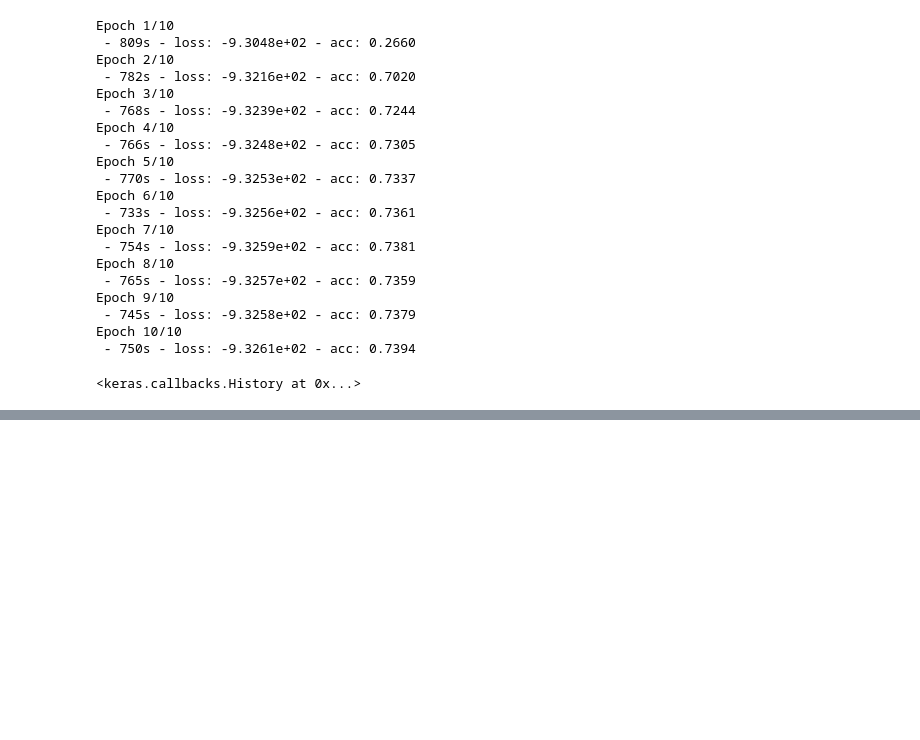
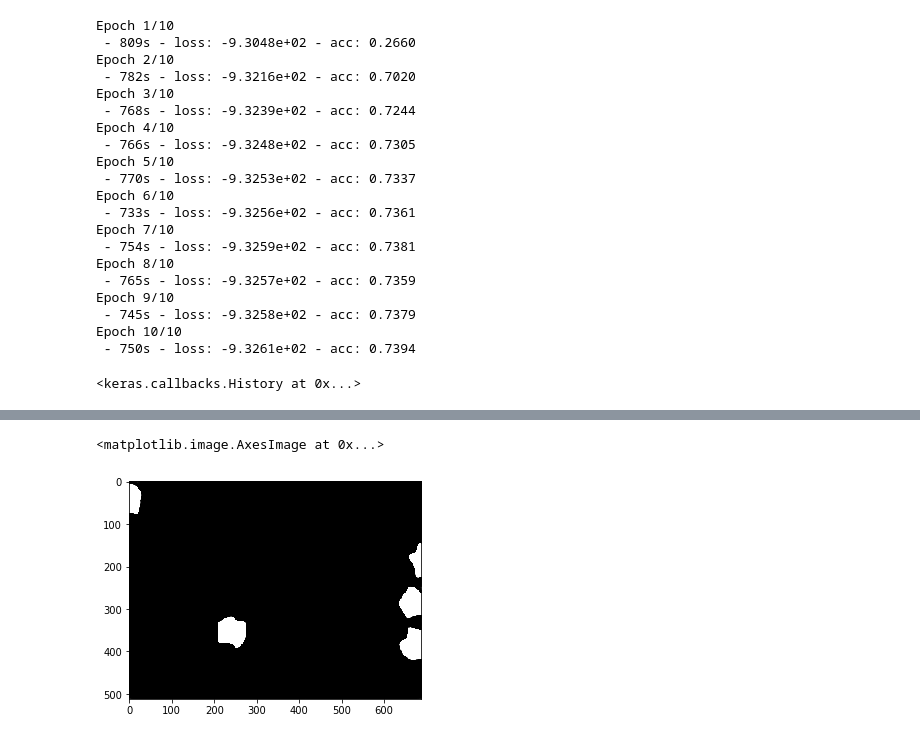
Before and after one commit to zoidor/MLTests, a Jupyter notebook: segmentation/Test Segmentation FPN.ipynb, the cells around one changed output, grey strips where cells are left out. Saved outputs shown, nothing was run; the diff lists cells and outputs as text; code cells hidden in the pictures; blank space fills up the shorter version.

```diff
--- a/segmentation/Test Segmentation FPN.ipynb
+++ b/segmentation/Test Segmentation FPN.ipynb
@@ -189,3 +189,5 @@ Epoch 10/10
 <keras.callbacks.History at 0x...>
 # %%
 model.save("test_model.h5")
+# %%
+test_predict = model.predict(test_raws)
@@ -191,0 +199,5 @@ model.save("test_model.h5")
+# %%
+matplotlib.pyplot.imshow(numpy.asmatrix(test_predict[3]), cmap = 'gray')
+# %% [output]
+<matplotlib.image.AxesImage at 0x...>
+[figure, added]
```
Also changed, not shown: parts of 1 cell of this notebook.
